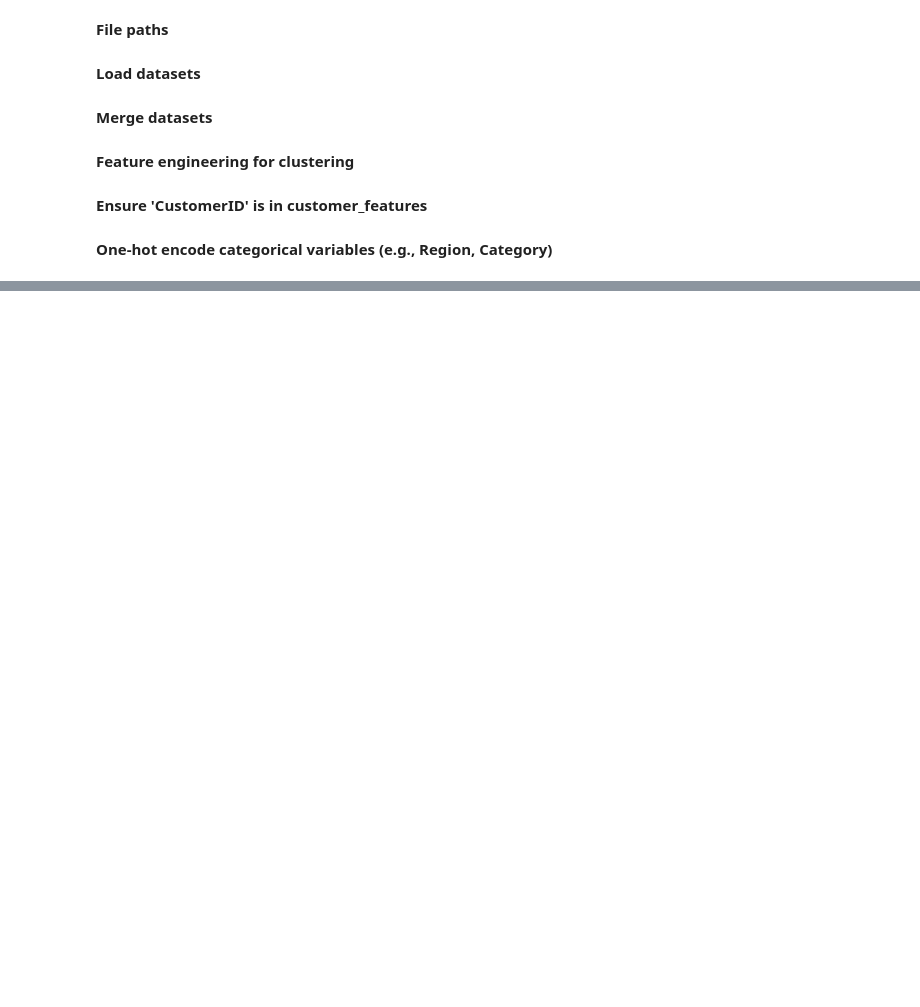
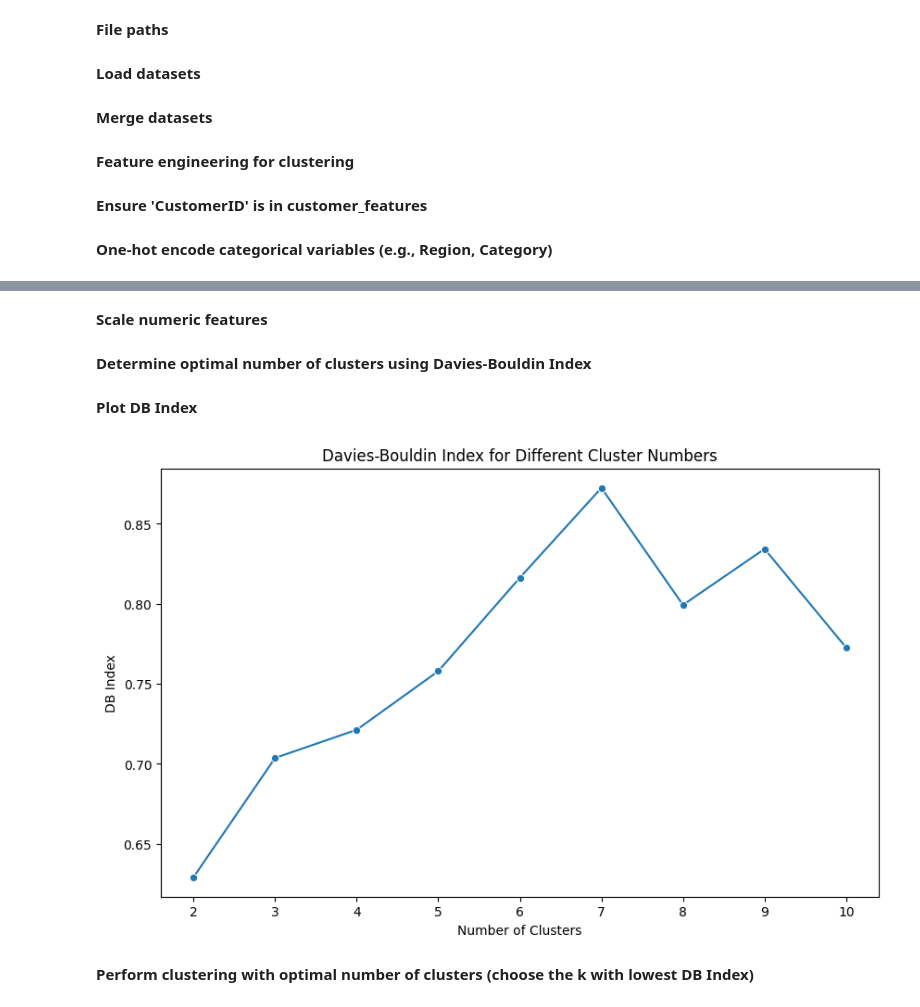
Before and after one commit to shruti-01-narwat/eCommerce_transactions, a Jupyter notebook: Shruti_Narwat_Clustering.ipynb, the cells around one changed output, grey strips where cells are left out. Saved outputs shown, nothing was run; the diff lists cells and outputs as text; code cells hidden in the pictures; blank space fills up the shorter version.

Commit message:
Kaggle Notebook | Shruti_Narwat_Clustering.ipynb | Version 4

```diff
--- a/Shruti_Narwat_Clustering.ipynb
+++ b/Shruti_Narwat_Clustering.ipynb
@@ -54,0 +57,2 @@ if 'Category' in products.columns:
+# %%
+customer_features = customer_features.merge(customers, on='CustomerID', how='left')
@@ -54,0 +61,32 @@ if 'Category' in products.columns:
+# %%
+numeric_features = customer_features.select_dtypes(include=['number'])
+if 'CustomerID' in numeric_features.columns:
+    numeric_features = numeric_features.drop(['CustomerID'], axis=1)
+# %% [markdown]
+**Scale numeric features**
+# %%
+scaler = StandardScaler()
+scaled_features = scaler.fit_transform(numeric_features)
+# %% [markdown]
+**Determine optimal number of clusters using Davies-Bouldin Index**
+# %%
+db_scores = []
+for k in range(2, 11):  # Evaluate for clusters between 2 and 10
+    kmeans = KMeans(n_clusters=k, random_state=42)
+    clusters = kmeans.fit_predict(scaled_features)
+    db_index = davies_bouldin_score(scaled_features, clusters)
+    db_scores.append((k, db_index))
+# %% [markdown]
+**Plot DB Index**
+# %%
+db_df = pd.DataFrame(db_scores, columns=['Number of Clusters', 'DB Index'])
+plt.figure(figsize=(10, 6))
+sns.lineplot(data=db_df, x='Number of Clusters', y='DB Index', marker='o')
+plt.title('Davies-Bouldin Index for Different Cluster Numbers')
+plt.xlabel('Number of Clusters')
+plt.ylabel('DB Index')
+plt.show()
+# %% [output]
+[figure, added]
+# %% [markdown]
+**Perform clustering with optimal number of clusters (choose the k with lowest DB Index)**
```
Also changed, not shown: parts of 7 cells of this notebook.
